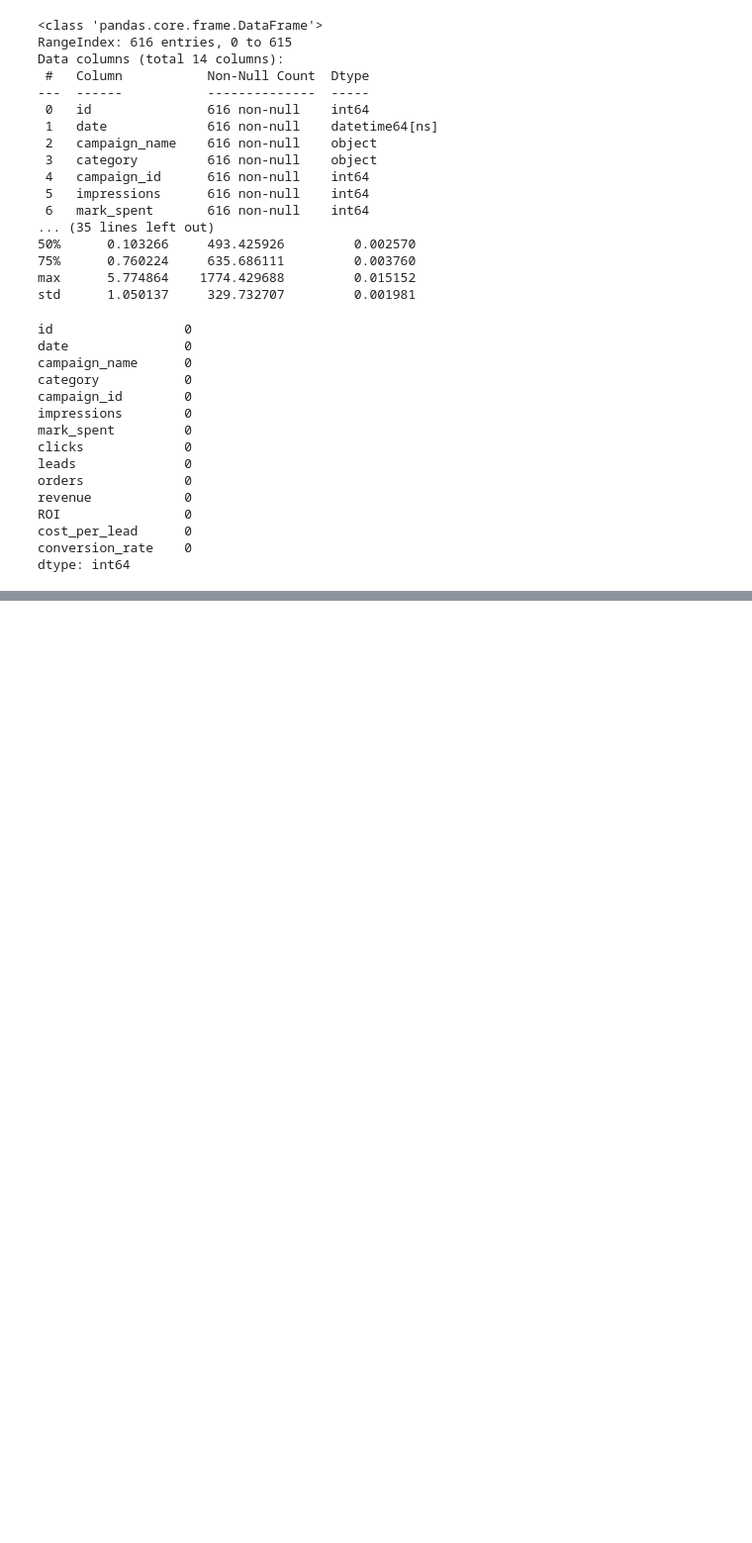
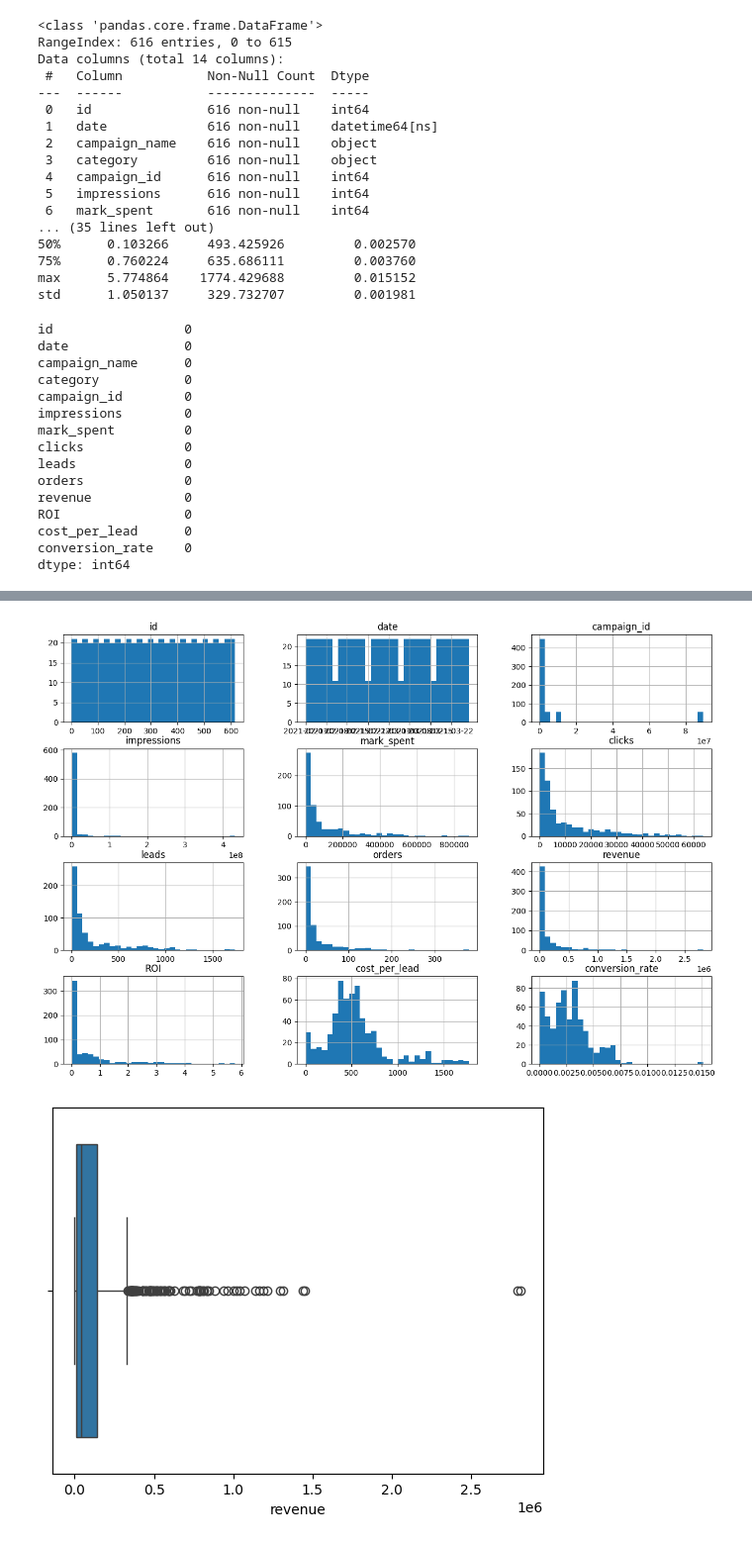
Before and after one commit to Mariejlo/Tableau_media_case_study, a Jupyter notebook: G_case_study_analysis.ipynb, the cells around one changed output, grey strips where cells are left out. Shown at 99% size. Cells and saved outputs as stored; diff of their text form; code cells hidden in the pictures; blank space fills up the shorter version.

Commit message:
Created some initial EDA visualisations

```diff
--- a/G_case_study_analysis.ipynb
+++ b/G_case_study_analysis.ipynb
@@ -212,0 +233,15 @@ dtype: int64
+# %%
+import pandas as pd
+import matplotlib.pyplot as plt # type: ignore
+import seaborn as sns
+#EDA:Visual distributions
+# Visualize distributions of numerical features
+data.hist(bins=30, figsize=(15, 10))
+plt.show()
+
+# Boxplot of revenue
+sns.boxplot(x=data['revenue'])
+plt.show()
+# %% [output]
+[figure, added]
+[figure, added]
```
Also changed, not shown: parts of 1 cell of this notebook.
